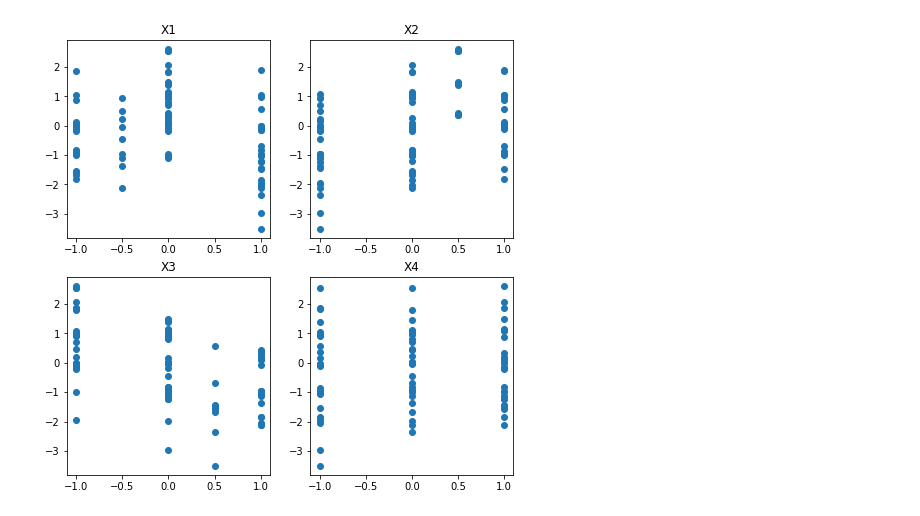
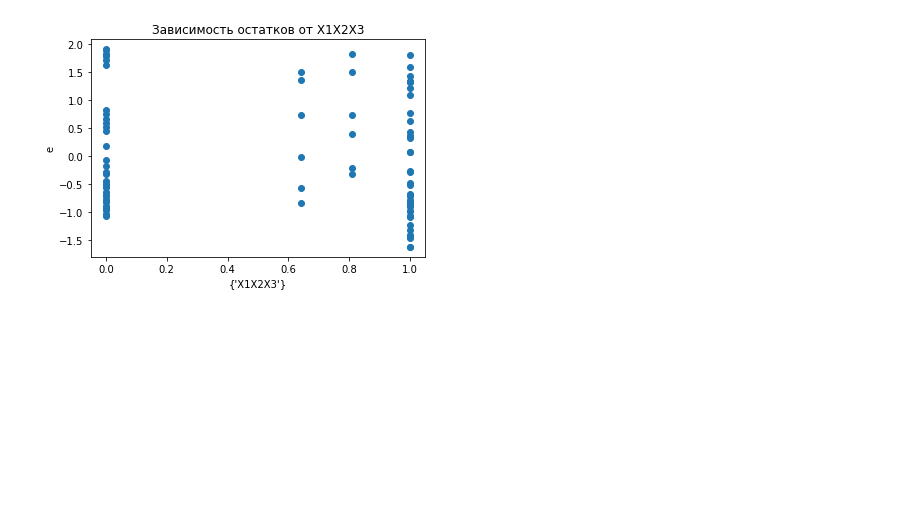
Before and after one commit to Successful-coders/SMAD, a Jupyter notebook: rgz/Без названия.ipynb, the cells around one changed output. Saved outputs shown, nothing was run; the diff lists cells and outputs as text; code cells hidden in the pictures; blank space fills up the shorter version.

```diff
--- a/rgz/Без названия.ipynb
+++ b/rgz/Без названия.ipynb
@@ -168,5 +385,4 @@ ESS = 0.196
 # %%
-
 #-----------------------------------------------------
 #регрессоры, которые будем включать в модель
 reg = {
@@ -188,13 +404,27 @@ reg = {
     12: X[:, 2] * X[:, 3], #x3x4
 
     13: X[:, 3] * X[:, 3], #x4x4
+    14: X[:, 0] * X[:, 1]* X[:, 2], #x1x2x3
+    15: X[:, 0] * X[:, 1]* X[:, 3], #x1x2x4
+    16: X[:, 0] * X[:, 2]* X[:, 3], #x1x3x4
+    17: X[:, 1] * X[:, 2]* X[:, 3], #x2x3x4
+}
+data = {
+    0: '1',
+    1: 'X2',
+    2: 'X3',
+    3: 'X1X1',
+    4: 'X1X2X3',
+    5: 'X1X2X4',
 }
 
 model = np.ones((n))
 model = np.column_stack((model, reg[0]))
 model = np.column_stack((model, reg[1]))
-model = np.column_stack((model, reg[11]))
-model = np.column_stack((model, reg[12]))
+model = np.column_stack((model, reg[2]))
+model = np.column_stack((model, reg[4]))
+model = np.column_stack((model, reg[14]))
+model = np.column_stack((model, reg[15]))
 
 #оценка через процедуру Кохрейна-Оркатта
 print('\nОценка параметров лучшей модели процедурой Кохрейна-Оркатта:')
@@ -281,29 +511,12 @@ plt.xlabel('y')
 plt.ylabel('e')
 plt.show()
 
-plt.scatter(model[:,1],e)
-plt.title('Зависимость остатков от X1')
-plt.xlabel('X1')
-plt.ylabel('e')
-plt.show()
-
-plt.scatter(model[:,2],e)
-plt.title('Зависимость остатков от X2')
-plt.xlabel('X2')
-plt.ylabel('e')
-plt.show()
-
-plt.scatter(model[:,3],e)
-plt.title('Зависимость остатков от X3*X3')
-plt.xlabel('X3*X3')
-plt.ylabel('e')
-plt.show()
-
-plt.scatter(model[:,4],e)
-plt.title('Зависимость остатков от X3*X4')
-plt.xlabel('X3*X4')
-plt.ylabel('e')
-plt.show()
+for i in range(len(data)):
+    plt.scatter(model[:,i],e)
+    plt.title(f'Зависимость остатков от {data[i]}')
+    plt.xlabel({data[i]})
+    plt.ylabel('e')
+    plt.show()
 
 #-----------------------------------------------------
 #оценка несмещенной дисперсии
@@ -322,7 +535,7 @@ for x1 in np.linspace(-1, 1, dx):
     for x2 in np.linspace(-1, 1, dx):
         for x3 in np.linspace(-1, 1, dx):
             for x4 in np.linspace(-1, 1, dx):
-                search.append(tp[0] + tp[1]*x1 + tp[2]*x2 + tp[3]*x3*x3 + tp[4]*x3*x4)
+                search.append(tp[0] + tp[1]*x2 + tp[2]*x3 + tp[3]*x1*x1 + tp[4]*x1*x2*x3+ tp[5]*x1*x2*x4)
                 if search[len(search)-1] > 5.54:
                     print(x1, x2, x3, x4, ' = ', search[len(search)-1])
 
@@ -335,10 +548,11 @@ def ett(tp):
     etta = np.zeros((len(tp)))
     x1, x2, x3, x4 = -1, 1, 1, 1
     etta[0] = 1
-    etta[1] = tp[1]*x1
-    etta[2] = tp[2]*x2
-    etta[3] = tp[3]*x3*x3
-    etta[4] = tp[4]*x3*x4
+    etta[1] = tp[1]*x2
+    etta[2] = tp[2]*x3
+    etta[3] = tp[3]*x1*x1
+    etta[4] = tp[4]*x1*x2*x3
+    etta[5] = tp[4]*x1*x2*x4
     return np.array(etta)
 
 f = ett(np.ones(len(tp)))
@@ -354,37 +568,5 @@ interval_M = np.array(interval_M)
 print('Доверительный интервал для максимального математического ожидания отклика:')
 print('[' + str(interval_M[0]) + ';' + str(interval_M[1]) + ']')
 print('y_max =', np.max(search))
-
-#анализ корреляционных полей
-fig, sub = plt.subplots(2, 2,figsize=(8,8))
-for i, ax in enumerate(sub.flatten()):
-    ax.scatter(X[:,i], y)
-    ax.set_title('X' + str(i+1))
-    if i == 3:
-        break
-
-fig, sub = plt.subplots(2, 2,figsize=(8,8))
-for i, ax in enumerate(sub.flatten()):
-    ax.scatter(X[:,0]*X[:,i], y)
-    ax.set_title('X1 * X' + str(i+1))
-    if i == 3:
-        break
-
-fig, sub = plt.subplots(2, 2,figsize=(8,8))
-for i, ax in enumerate(sub.flatten(), start=1):
-    ax.scatter(X[:,1]*X[:,i], y)
-    ax.set_title('X2 * X' + str(i+1))
-    if i == 3:
-        break
-
-fig, sub = plt.subplots(2, 2, figsize=(8,8))
-for i, ax in enumerate(sub.flatten(), start=2):
-    ax.scatter(X[:,2]*X[:,i], y)
-    ax.set_title('X3 * X' + str(i+1))
-    if i == 3:
-        break
-
-plt.scatter(X[:,3]*X[:,3], y)
-plt.title('X4 * X4')
 # %% [output]
 Оценка параметров лучшей модели процедурой Кохрейна-Оркатта:
@@ -419 +595 @@ Text(0.5, 1.0, 'X4 * X4')
-[figure, old version]
+[figure, new version]
```
Also changed, not shown: parts of 3 cells of this notebook, 1 other file.
